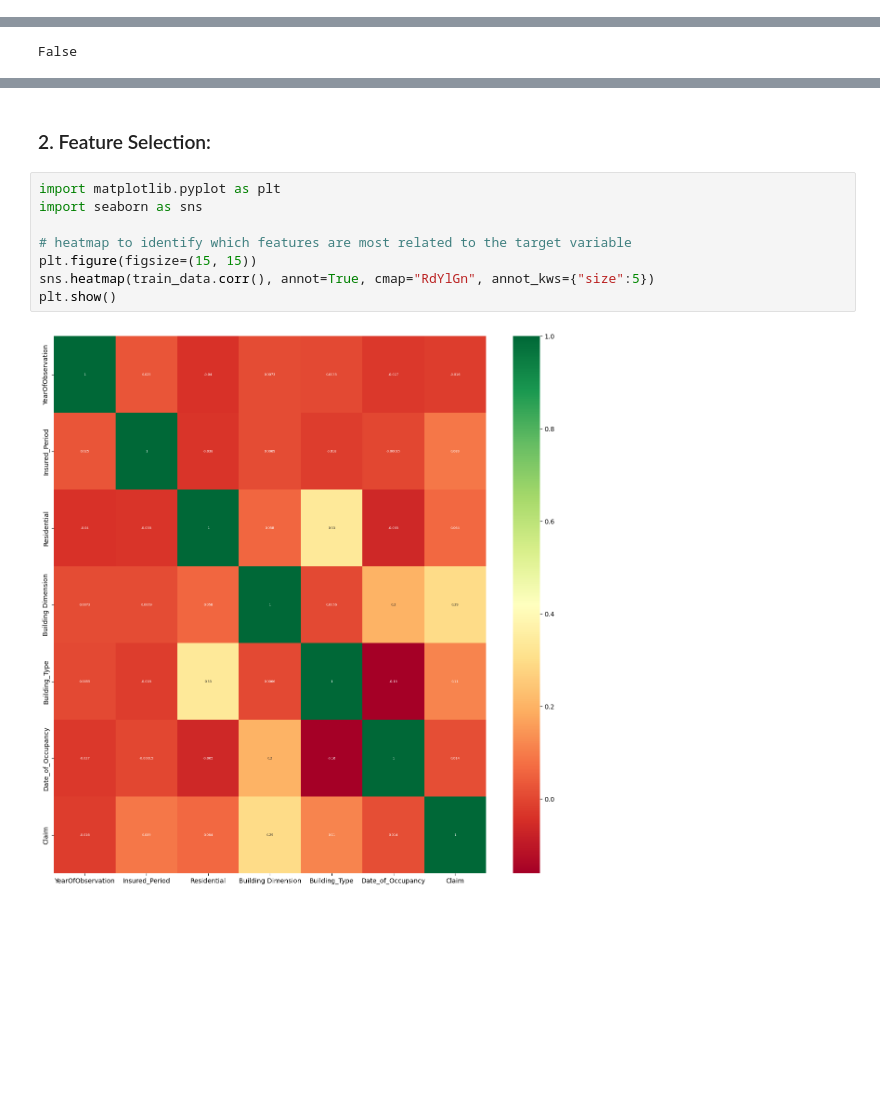
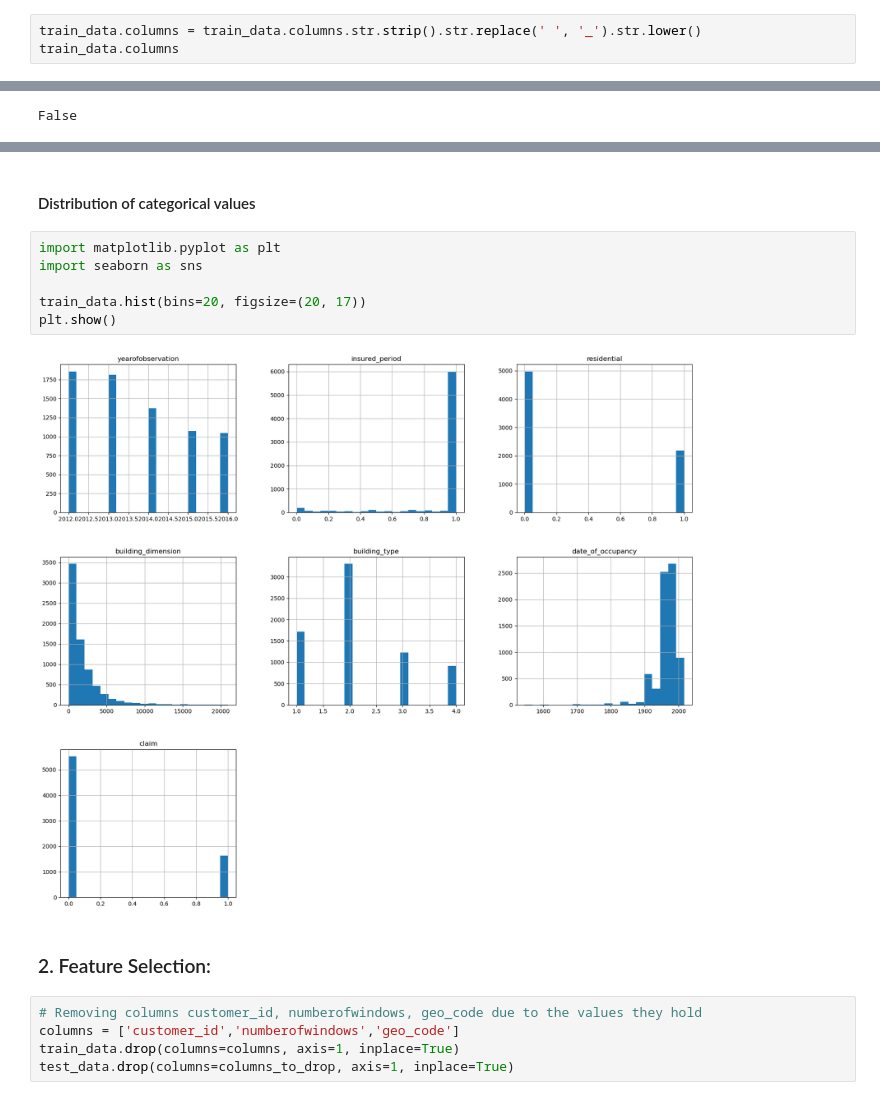
Before and after one commit to umasongo/ML-Assignment-2, a Jupyter notebook: Predictive Modeling for Insurance Claims.ipynb, the cells around one changed output, grey strips where cells are left out. Cells and saved outputs as stored; diff of their text form; blank space fills up the shorter version.

```diff
--- a/Predictive Modeling for Insurance Claims.ipynb
+++ b/Predictive Modeling for Insurance Claims.ipynb
@@ -83,0 +54,3 @@ memory usage: 783.2+ KB
+# %%
+train_data.columns = train_data.columns.str.strip().str.replace(' ', '_').str.lower()
+train_data.columns
@@ -187,13 +202,18 @@ Geo_Code              False
 dtype: bool
+# %% [markdown]
+#### Distribution of categorical values
+# %%
+import matplotlib.pyplot as plt
+import seaborn as sns
+
+train_data.hist(bins=20, figsize=(20, 17))
+plt.show()
+# %% [output]
+[figure, added]
 # %% [markdown]
 ### 2. Feature Selection:
-# %%
-import matplotlib.pyplot as plt
-import seaborn as sns
-
-# heatmap to identify which features are most related to the target variable
-plt.figure(figsize=(15, 15))
-sns.heatmap(train_data.corr(), annot=True, cmap="RdYlGn", annot_kws={"size":5})
-plt.show()
-# %% [output]
-[figure, removed]
+# %%
+# Removing columns customer_id, numberofwindows, geo_code due to the values they hold
+columns = ['customer_id','numberofwindows','geo_code']
+train_data.drop(columns=columns, axis=1, inplace=True)
+test_data.drop(columns=columns_to_drop, axis=1, inplace=True)
```
Also changed, not shown: parts of 18 cells of this notebook.
